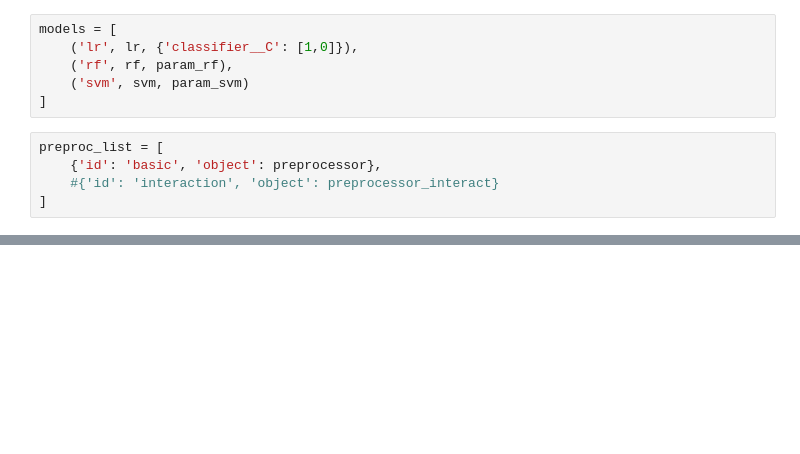
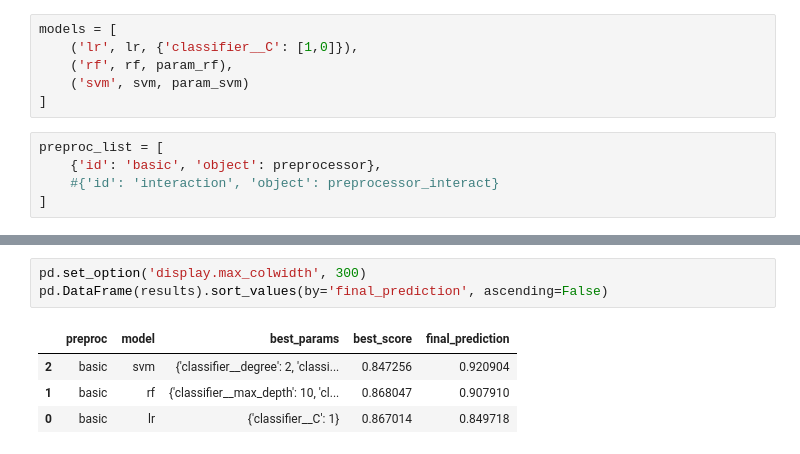
Before and after one commit to GillesBour/formation-data-science, a Jupyter notebook: BLOC4/notebooks/TP pipelines.ipynb, the cells around one changed output, grey strips where cells are left out. Cells and saved outputs as stored; diff of their text form; blank space fills up the shorter version.

```diff
--- a/BLOC4/notebooks/TP pipelines.ipynb
+++ b/BLOC4/notebooks/TP pipelines.ipynb
@@ -570,0 +591,8 @@ sklearn.utils._param_validation.InvalidParameterError: The 'C' parameter of Logi
+# %%
+pd.set_option('display.max_colwidth', 300)
+pd.DataFrame(results).sort_values(by='final_prediction', ascending=False)
+# %% [output]
+|  | preproc | model | best_params | best_score | final_prediction |
+| 2 | basic | svm | {'classifier__degree': 2, 'classi... | 0.847256 | 0.920904 |
+| 1 | basic | rf | {'classifier__max_depth': 10, 'cl... | 0.868047 | 0.907910 |
+| 0 | basic | lr | {'classifier__C': 1} | 0.867014 | 0.849718 |
```
Also changed, not shown: parts of 2 cells of this notebook.
